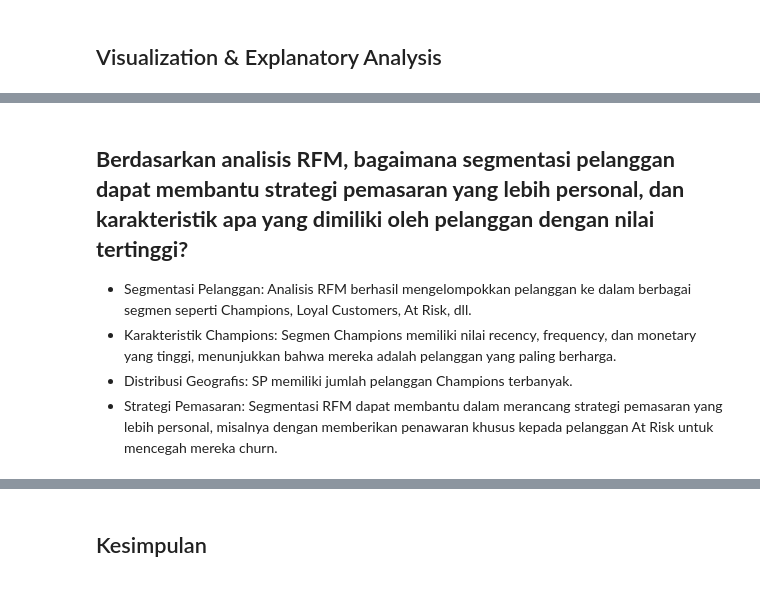
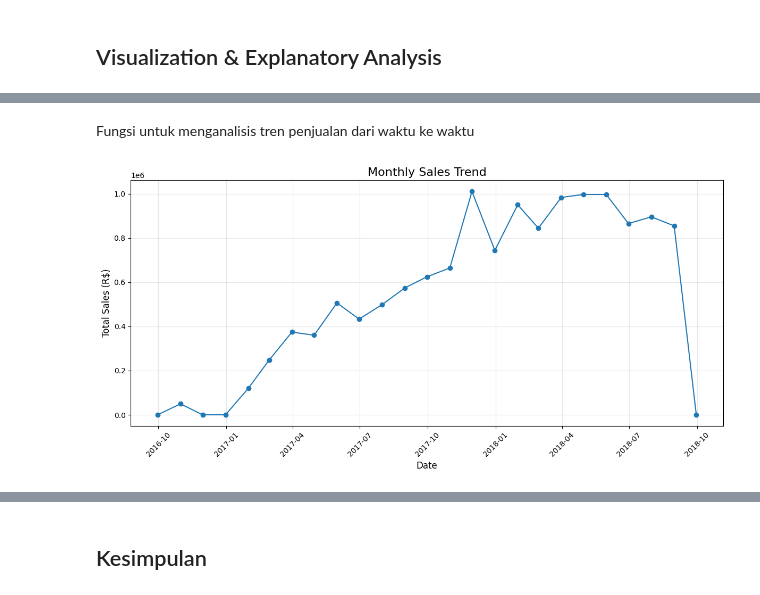
Before and after one commit to Koerentji/dashboard-olist-e-commerce, a Jupyter notebook: notebook.ipynb, the cells around one changed output, grey strips where cells are left out. Cells and saved outputs as stored; diff of their text form; code cells hidden in the pictures.

```diff
--- a/notebook.ipynb
+++ b/notebook.ipynb
@@ -1243,7 +495,34 @@ plt.show()
-# %% [markdown]
-## **Berdasarkan analisis RFM, bagaimana segmentasi pelanggan dapat membantu strategi pemasaran yang lebih personal, dan karakteristik apa yang dimiliki oleh pelanggan dengan nilai tertinggi?**
-
-- Segmentasi Pelanggan: Analisis RFM berhasil mengelompokkan pelanggan ke dalam berbagai segmen seperti Champions, Loyal Customers, At Risk, dll.
-- Karakteristik Champions: Segmen Champions memiliki nilai recency, frequency, dan monetary yang tinggi, menunjukkan bahwa mereka adalah pelanggan yang paling berharga.
-- Distribusi Geografis: SP memiliki jumlah pelanggan Champions terbanyak.
-- Strategi Pemasaran: Segmentasi RFM dapat membantu dalam merancang strategi pemasaran yang lebih personal, misalnya dengan memberikan penawaran khusus kepada pelanggan At Risk untuk mencegah mereka churn.
+# %% [markdown]
+Fungsi untuk menganalisis tren penjualan dari waktu ke waktu
+# %%
+def analyze_sales_over_time(orders_df, items_df, time_unit='M'):
+    # Merge orders with order items
+    orders_with_items = pd.merge(
+        orders_df[['order_id', 'order_purchase_timestamp']],
+        items_df[['order_id', 'price']],
+        on='order_id',
+        how='inner'
+    )
+
+    # Set the timestamp as index and resample based on the specified time unit
+    sales_over_time = orders_with_items.set_index('order_purchase_timestamp')
+    sales_over_time = sales_over_time.resample(time_unit)[['price']].sum().reset_index()
+    sales_over_time.columns = ['date', 'total_sales']
+
+    return sales_over_time
+
+# Get monthly sales trends
+monthly_sales = analyze_sales_over_time(df_orders, df_order_items, 'M')
+
+# Visualize monthly sales trends
+plt.figure(figsize=(12, 6))
+plt.plot(monthly_sales['date'], monthly_sales['total_sales'], marker='o', linestyle='-')
+plt.title('Monthly Sales Trend', fontsize=16)
+plt.xlabel('Date', fontsize=12)
+plt.ylabel('Total Sales (R$)', fontsize=12)
+plt.grid(True, alpha=0.3)
+plt.xticks(rotation=45)
+plt.tight_layout()
+plt.show()
+# %% [output]
+[figure, added]
```
Also changed, not shown: parts of 156 cells of this notebook, 13 other files.
